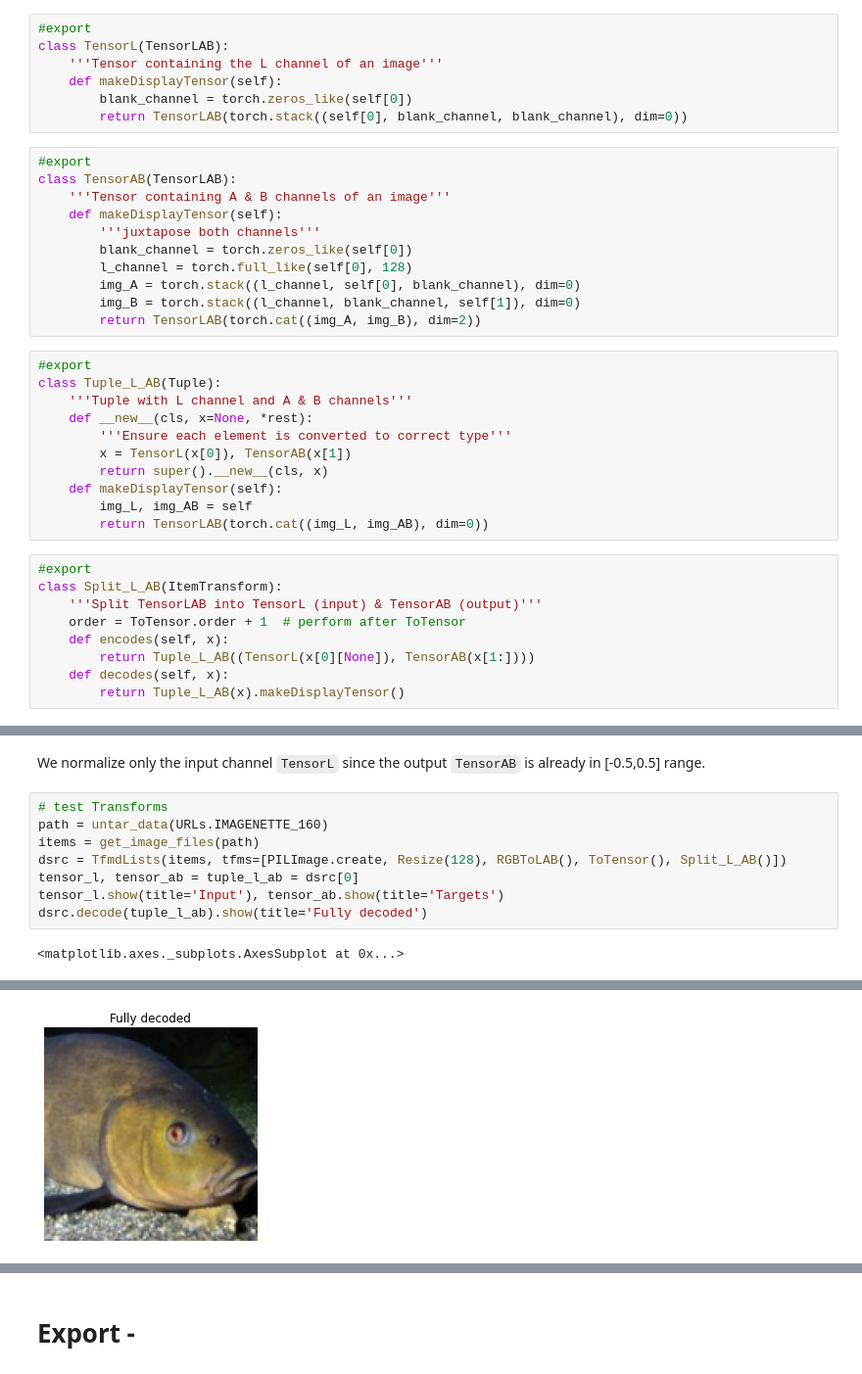
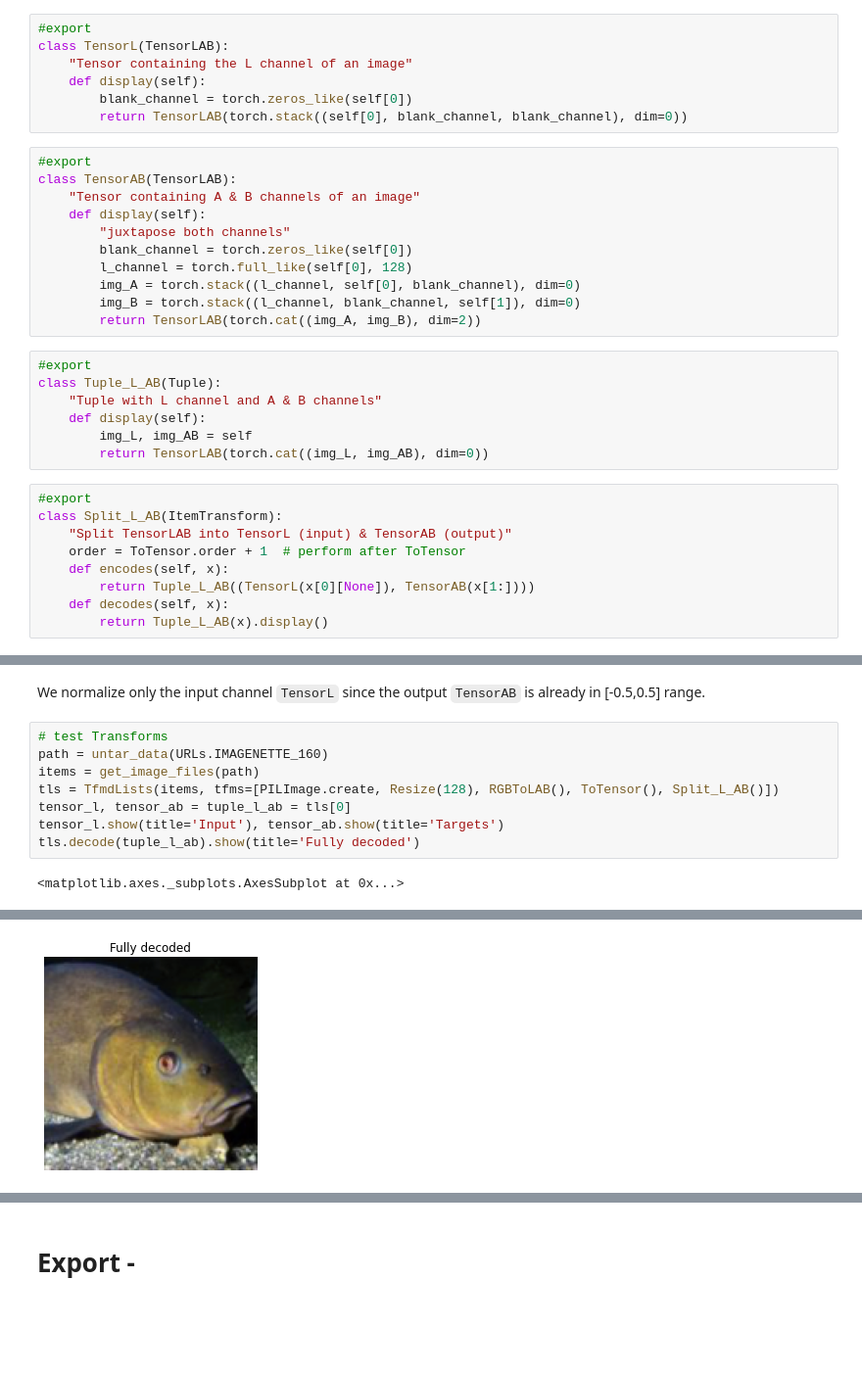
Before and after one commit to borisdayma/colorup, a Jupyter notebook: nbs/00_core.ipynb, the cells around one changed output, grey strips where cells are left out. Shown: that part at 98% size. Saved outputs shown, nothing was run; the diff lists cells and outputs as text; blank space fills up the shorter version.

```diff
--- a/nbs/00_core.ipynb
+++ b/nbs/00_core.ipynb
@@ -60,16 +60,16 @@ def decodes(self, o:TensorLAB): return PILImageLAB(Image.fromarray(np.uint8(o.pe
 # %%
 #export
 class TensorL(TensorLAB):
-    '''Tensor containing the L channel of an image'''
-    def makeDisplayTensor(self):
+    "Tensor containing the L channel of an image"
+    def display(self):
         blank_channel = torch.zeros_like(self[0])
         return TensorLAB(torch.stack((self[0], blank_channel, blank_channel), dim=0))
 # %%
 #export
 class TensorAB(TensorLAB):
-    '''Tensor containing A & B channels of an image'''
-    def makeDisplayTensor(self):
-        '''juxtapose both channels'''
+    "Tensor containing A & B channels of an image"
+    def display(self):
+        "juxtapose both channels"
         blank_channel = torch.zeros_like(self[0])
         l_channel = torch.full_like(self[0], 128)
         img_A = torch.stack((l_channel, self[0], blank_channel), dim=0)
@@ -78,23 +78,19 @@ class TensorAB(TensorLAB):
 # %%
 #export
 class Tuple_L_AB(Tuple):
-    '''Tuple with L channel and A & B channels'''
-    def __new__(cls, x=None, *rest):
-        '''Ensure each element is converted to correct type'''
-        x = TensorL(x[0]), TensorAB(x[1])
-        return super().__new__(cls, x)
-    def makeDisplayTensor(self):
+    "Tuple with L channel and A & B channels"
+    def display(self):
         img_L, img_AB = self
         return TensorLAB(torch.cat((img_L, img_AB), dim=0))
 # %%
 #export
 class Split_L_AB(ItemTransform):
-    '''Split TensorLAB into TensorL (input) & TensorAB (output)'''
+    "Split TensorLAB into TensorL (input) & TensorAB (output)"
     order = ToTensor.order + 1  # perform after ToTensor
     def encodes(self, x):
         return Tuple_L_AB((TensorL(x[0][None]), TensorAB(x[1:])))
     def decodes(self, x):
-        return Tuple_L_AB(x).makeDisplayTensor()
+        return Tuple_L_AB(x).display()
 # %%
 #export
 class AdjustType(Transform):
@@ -134,9 +130,9 @@ We normalize only the input channel `TensorL` since the output `TensorAB` is alr
 # test Transforms
 path = untar_data(URLs.IMAGENETTE_160)
 items = get_image_files(path)
-dsrc = TfmdLists(items, tfms=[PILImage.create, Resize(128), RGBToLAB(), ToTensor(), Split_L_AB()])
-tensor_l, tensor_ab = tuple_l_ab = dsrc[0]
+tls = TfmdLists(items, tfms=[PILImage.create, Resize(128), RGBToLAB(), ToTensor(), Split_L_AB()])
+tensor_l, tensor_ab = tuple_l_ab = tls[0]
 tensor_l.show(title='Input'), tensor_ab.show(title='Targets')
-dsrc.decode(tuple_l_ab).show(title='Fully decoded')
+tls.decode(tuple_l_ab).show(title='Fully decoded')
 # %% [output]
 <matplotlib.axes._subplots.AxesSubplot at 0x...>
@@ -145,2 +141,2 @@ dsrc.decode(tuple_l_ab).show(title='Fully decoded')
-[figure, old version]
+[figure, new version]
 # %%
```
Also changed, not shown: parts of 7 cells of this notebook, 9 other files.
